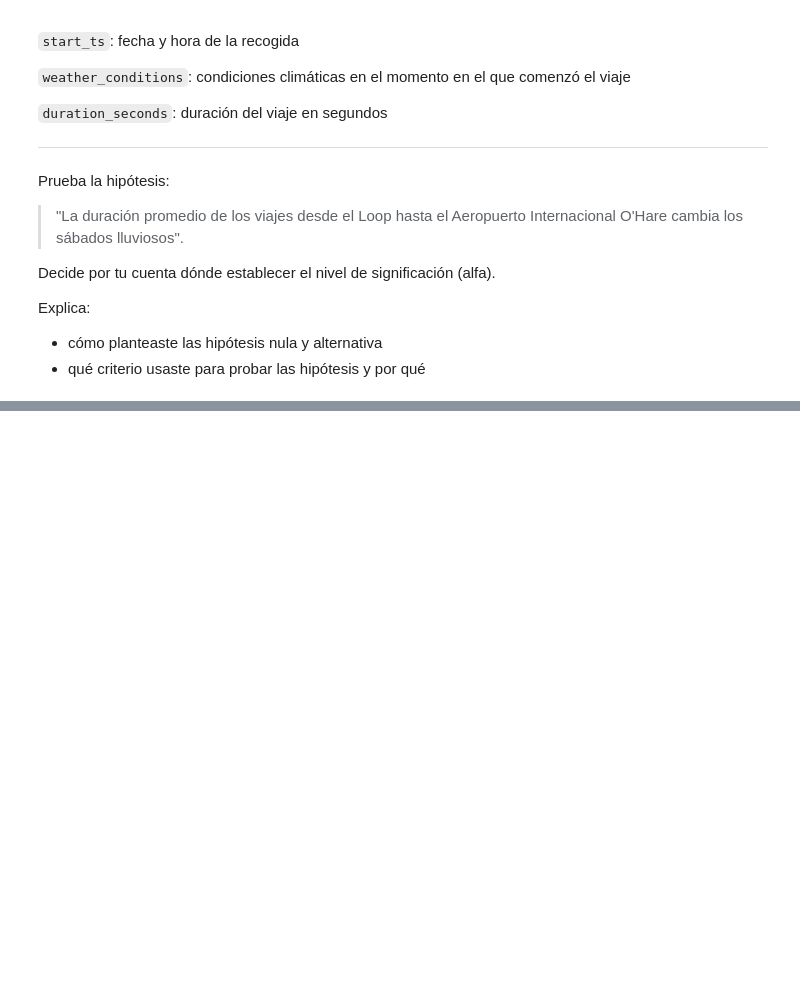
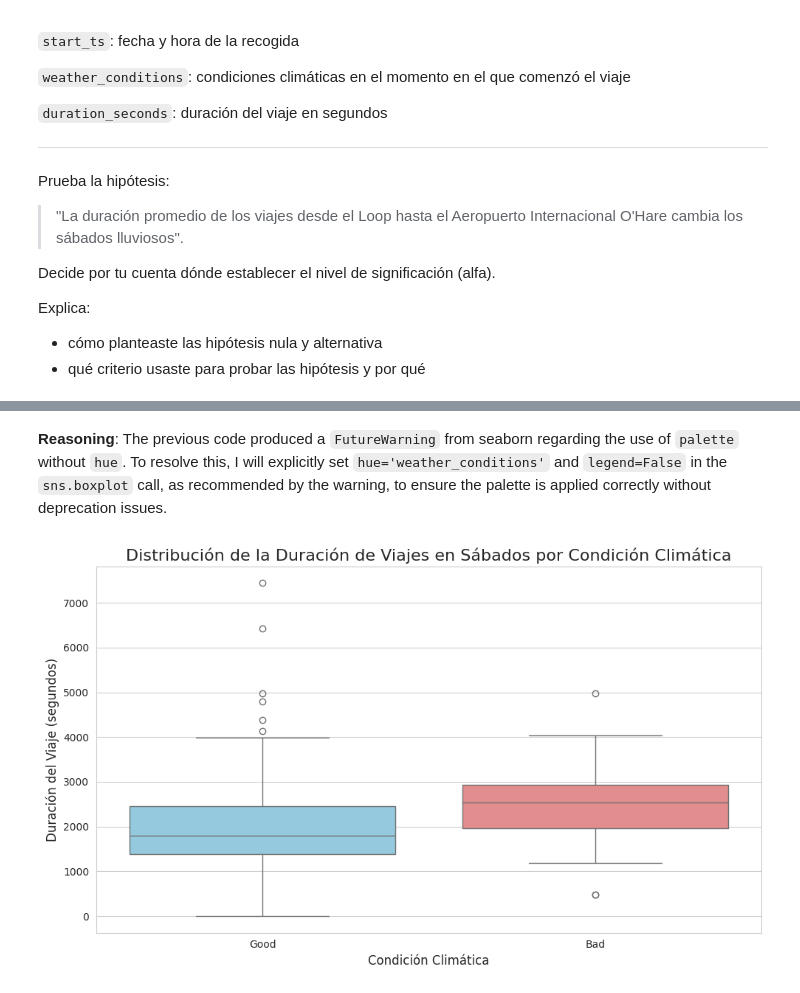
Before and after one commit to Davichobacter/data_science_tt, a Jupyter notebook: Sprint_8/notebook.ipynb, the cells around one changed output, grey strips where cells are left out. Drawn from its saved outputs; the diff is of its cells as text; code cells hidden in the pictures; blank space fills up the shorter version.

```diff
--- a/Sprint_8/notebook.ipynb
+++ b/Sprint_8/notebook.ipynb
@@ -288,0 +515,15 @@ sql_result_07 = 'https://raw.githubusercontent.com/Davichobacter/data_science_tt
+# %% [markdown]
+**Reasoning**:
+The previous code produced a `FutureWarning` from seaborn regarding the use of `palette` without `hue`. To resolve this, I will explicitly set `hue='weather_conditions'` and `legend=False` in the `sns.boxplot` call, as recommended by the warning, to ensure the palette is applied correctly without deprecation issues.
+# %%
+plt.figure(figsize=(10, 6))
+sns.boxplot(x='weather_conditions', y='duration_seconds', data=df_trips_loop_ohare[df_trips_loop_ohare['day_of_week'] == 'Saturday'], palette={'Good': 'skyblue', 'Bad': 'lightcoral'}, hue='weather_conditions', legend=False)
+plt.title('Distribución de la Duración de Viajes en Sábados por Condición Climática', fontsize=16)
+plt.xlabel('Condición Climática', fontsize=12)
+plt.ylabel('Duración del Viaje (segundos)', fontsize=12)
+plt.xticks(fontsize=10)
+plt.yticks(fontsize=10)
+plt.tight_layout()
+plt.show()
+# %% [output]
+[figure, added]
```
Also changed, not shown: parts of 33 cells of this notebook.
